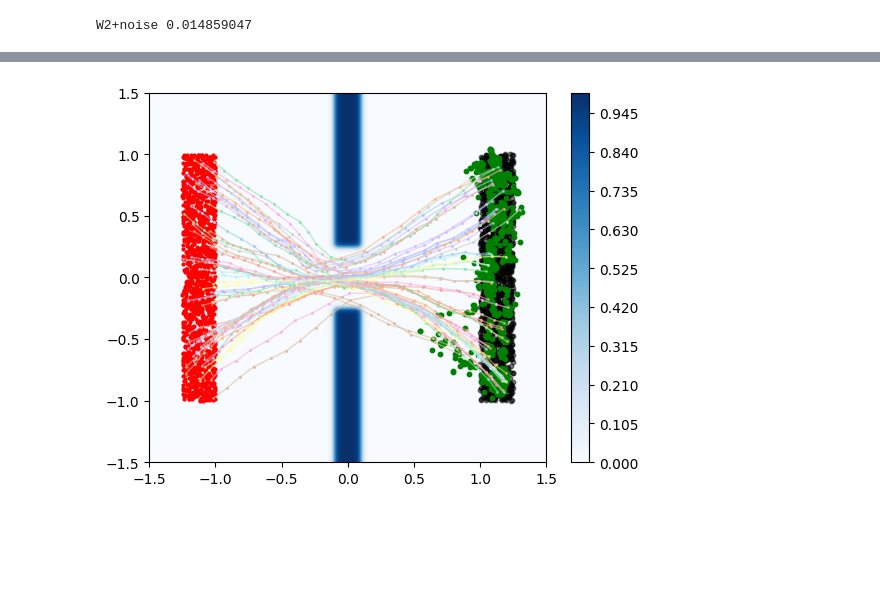
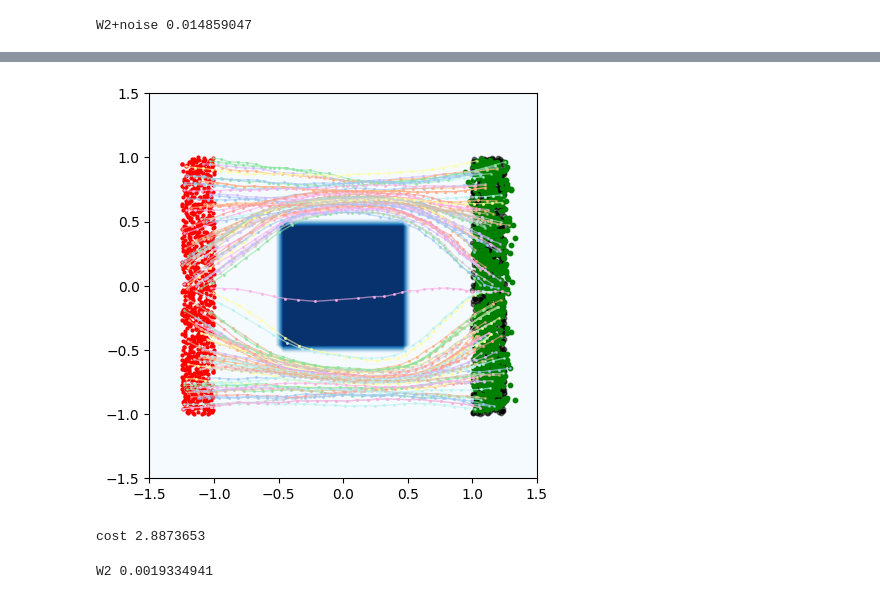
Before and after one commit to skylooop/ott, a Jupyter notebook: docs/tutorials/neural/500_NOCC.ipynb, the cells around one changed output, grey strips where cells are left out. Drawn from its saved outputs; the diff is of its cells as text; code cells hidden in the pictures; blank space fills up the shorter version.

```diff
--- a/docs/tutorials/neural/500_NOCC.ipynb
+++ b/docs/tutorials/neural/500_NOCC.ipynb
@@ -477,69 +480,81 @@ from ott2.neural.methods.flows.dynamics import LagrangianFlow
 import flax.linen as nn
 from IPython.display import clear_output
 
-potential = SlitPotential().get_annealed_params(t=0.9)
-potential_data_loader = iter(potential.sampler_func(batch_size=1512, key=GLOBAL_KEY))
+potential = BoxPotential().get_annealed_params(t=1.0)
+potential_data_loader = iter(potential.sampler_func(batch_size=1012, key=GLOBAL_KEY))
+test_data_loader = iter(potential.sampler_func(batch_size=5000, key=GLOBAL_KEY))
+
+pi0 = next(potential_data_loader)['src_lin']
+pi1 = next(potential_data_loader)['tgt_lin']
+
+fig, ax = plt.subplots(figsize=(5, 5))
+fig, ax = plot_potential(potential=potential, fig=fig, ax=ax)
+ax.scatter(pi0[:,0], pi0[:, 1], c='red', alpha=1, s=4)
+ax.scatter(pi1[:,0], pi1[:, 1], c='black', alpha=0.5, s=10)
+plt.show()
 
 def callback(step, training_logs, transport):
     clear_output()
     pi0 = next(potential_data_loader)['src_lin']
     pi1 = next(potential_data_loader)['tgt_lin']
 
     cost, trajs = transport(pi0)
 
-    fig, ax = plt.subplots()
+    fig, ax = plt.subplots(figsize=(5, 5))
     fig, ax = plot_potential(potential=potential, fig=fig, ax=ax)
     ax.scatter(pi0[:,0], pi0[:, 1], c='red', alpha=1, s=4)
     ax.scatter(pi1[:,0], pi1[:, 1], c='black', alpha=0.5, s=10)
     ax.scatter(trajs[-1].x[:, 0], trajs[-1].x[:, 1], c='green', s=10)
-    ax.set_xlim((-1.5, 1.5))
-    ax.set_ylim((-1.5, 1.5))
-    draw_trajs(trajs=jnp.stack([traj.x for traj in trajs])[:, :50], ax=ax)
+    ids = jax.random.randint(GLOBAL_KEY, 100, 0, trajs[0].x.shape[0])
+    draw_trajs(trajs=jnp.stack([traj.x for traj in trajs])[:, ids], ax=ax)
+    fig.savefig(f"/home/nazar/projects/loop_ott/out/box/img_{step}.pdf")
     plt.show()
+
+    sample = next(test_data_loader)
+    pi0, pi1 = sample['src_lin'], sample['tgt_lin']
+    cost, trajs = noc.transport(pi0)
+    print("cost", cost)
+    pred = trajs[-1].x
+    print("W2", sinkhorn_loss(pred, pi1))
+
+
 
 class MLP(nn.Module):
     hidden_layers: list
 
     @nn.compact
     def __call__(self, t, x, _):
-        x = jnp.concatenate([x, t, jnp.sin(t*10), jnp.cos(t*10)], -1)
-        for i, dim in enumerate(self.hidden_layers):
-            x = nn.Dense(dim)(x)
-            if i != len(self.hidden_layers) - 1:
-                x = nn.leaky_relu(x)
-        return x
-
-class CorrectionMLP(nn.Module):
-    hidden_layers: list
-
-    @nn.compact
-    def __call__(self, t, src, tgt):
-        x = jnp.concatenate([src, tgt], -1)
         x = jnp.concatenate([x, t], -1)
         for i, dim in enumerate(self.hidden_layers):
             x = nn.Dense(dim)(x)
             if i != len(self.hidden_layers) - 1:
-                x = nn.leaky_relu(x)
+                x = nn.leaky_relu(x, negative_slope=0.1)
         return x
 
-net = MLP(hidden_layers=[256, 256, 256, 1])
-corr_net = CorrectionMLP(hidden_layers=[1024, 1024, 2])
-num_iterations = 100_001
+
+net = MLP(hidden_layers=[512, 512, 512, 1])
+num_iterations = 70_001
 lr_schedule = optax.cosine_decay_schedule(
-    init_value=2e-5, decay_steps=num_iterations, alpha=1e-2
+    init_value=4e-5, decay_steps=num_iterations, alpha=1e-2
 )
+opt = optax.adam(learning_rate=lr_schedule, b2=0.99)
+
 noc = NeuralOC(input_dim=2,
                value_model=net,
-               optimizer=optax.adam(learning_rate=lr_schedule),
-               control_weight=0.2,
-               reg_weight=0.01,
-               potential_weight=-30,
-               flow=LagrangianFlow(sigma=0.1, potential=potential),
+               optimizer=opt,
+               reg_weight=0.0,
+               control_weight=0.3,
+               acc_weight=0.01,
+               potential_weight=-700,
+               pretrain_steps=2_000,
+               flow=LagrangianFlow(sigma=0.03, potential=potential),
                key=GLOBAL_KEY)
+
+logs = noc(potential_data_loader, n_iters=num_iterations, rng=GLOBAL_KEY, callback=callback)
+# %% [output]
+[figure, added]
+cost 2.8873653
+W2 0.0019334941
-# %%
-logs = noc(potential_data_loader, n_iters=num_iterations, rng=GLOBAL_KEY, callback=callback)
-# %% [output]
-[figure, removed]
 # %%
 from ott2.neural.methods.nocc import NeuralOC
 from ott2.neural.methods.flows.dynamics import LagrangianFlow
```
Also changed, not shown: parts of 5 cells of this notebook, 2 other files.
